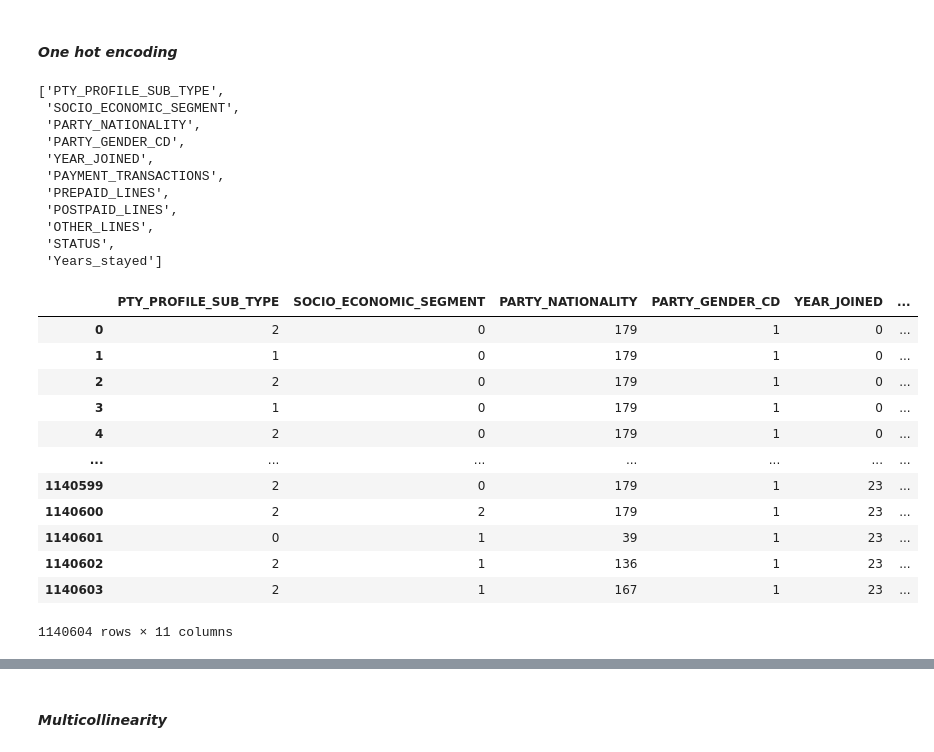
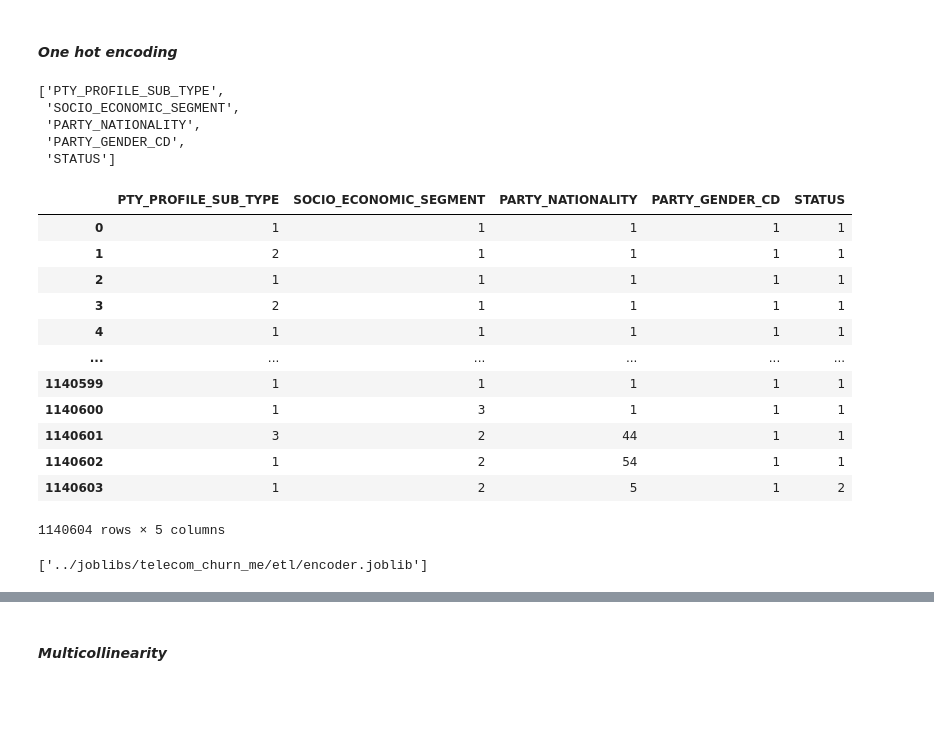
Before and after one commit to KarenRugerioA/TC3007C_AI, a Jupyter notebook: implementation/fragments/etl/etl.ipynb, the cells around one changed output, grey strips where cells are left out. Cells and saved outputs as stored; diff of their text form; code cells hidden in the pictures; blank space fills up the shorter version.

```diff
--- a/implementation/fragments/etl/etl.ipynb
+++ b/implementation/fragments/etl/etl.ipynb
@@ -81,0 +128,12 @@ memory usage: 243.7+ MB
+# %%
+# Defining the list of the names of the columns to drop
+drop_column_names = []
+
+# Obtaining the clients that have more than 75% of null values
+clients_to_drop = percentages_non_null_cells_per_clients < 25
+clients_to_drop = clients_to_drop[clients_to_drop]
+clients_to_drop = list(clients_to_drop.index)
+
+# There were actually no clients that had that percentage of null values
+drop_column_names.extend(clients_to_drop)
+clients_to_drop
@@ -85,8 +145,16 @@ memory usage: 243.7+ MB
 #### *Column valuation*
 # %% [markdown]
 Dropping the columns that have at least 65% null values
-# %%
-telco_customers_data = telco_customers_data.dropna(thresh = (telco_customers_data.shape[0] * 0.65) , axis = 1)
+# %%
+# Calculating the total non null cells per column
+non_null_cells_per_column = telco_customers_data.count(axis=0)
+percentages_non_null_cells_per_column = (non_null_cells_per_column * 100) / (telco_customers_data.shape[0])
+# Obtaining the columns that have more than 65% of null values
+columns_to_drop = percentages_non_null_cells_per_column < 35
+columns_to_drop = columns_to_drop[columns_to_drop]
+columns_to_drop = list(columns_to_drop.index)
+
+drop_column_names.extend(columns_to_drop)
 # %% [markdown]
 Storing the columns that are full of unique values
 # %%
@@ -175,42 +243,40 @@ telco_customers_data
 #### *One hot encoding*
 # %%
 # Identifying the categorical columns
-no_unique_values = telco_customers_data.drop(y, axis=1).nunique().to_frame()
-categorical_columns = no_unique_values[no_unique_values <= telco_customers_data.shape[0]*0.02]
-categorical_columns = categorical_columns.dropna()
-categorical_columns = list(categorical_columns.index)
+categorical_columns = telco_customers_data.select_dtypes(include='object')
+categorical_columns = categorical_columns.columns
+categorical_columns = list(categorical_columns)
 categorical_columns
 # %% [output]
 ['PTY_PROFILE_SUB_TYPE',
  'SOCIO_ECONOMIC_SEGMENT',
  'PARTY_NATIONALITY',
  'PARTY_GENDER_CD',
- 'YEAR_JOINED',
- 'PAYMENT_TRANSACTIONS',
- 'PREPAID_LINES',
- 'POSTPAID_LINES',
- 'OTHER_LINES',
- 'STATUS',
- 'Years_stayed']
+ 'STATUS']
 # %%
 # Creating a label encoder object
-le = preprocessing.LabelEncoder()
+encoder = OrdinalEncoder().fit(telco_customers_data[categorical_columns])
 # Categorizing the column values with numbers
-categorical_columns = telco_customers_data[categorical_columns].apply(le.fit_transform)
-categorical_columns
+categorical_columns_encoded = encoder.transform(telco_customers_data[categorical_columns])
+categorical_columns_encoded
 # %% [output]
-|  | PTY_PROFILE_SUB_TYPE | SOCIO_ECONOMIC_SEGMENT | PARTY_NATIONALITY | PARTY_GENDER_CD | YEAR_JOINED | ... |
-| 0 | 2 | 0 | 179 | 1 | 0 | ... |
-| 1 | 1 | 0 | 179 | 1 | 0 | ... |
-| 2 | 2 | 0 | 179 | 1 | 0 | ... |
-| 3 | 1 | 0 | 179 | 1 | 0 | ... |
-| 4 | 2 | 0 | 179 | 1 | 0 | ... |
-| ... | ... | ... | ... | ... | ... | ... |
-| 1140599 | 2 | 0 | 179 | 1 | 23 | ... |
-| 1140600 | 2 | 2 | 179 | 1 | 23 | ... |
-| 1140601 | 0 | 1 | 39 | 1 | 23 | ... |
-| 1140602 | 2 | 1 | 136 | 1 | 23 | ... |
-| 1140603 | 2 | 1 | 167 | 1 | 23 | ... |
+|  | PTY_PROFILE_SUB_TYPE | SOCIO_ECONOMIC_SEGMENT | PARTY_NATIONALITY | PARTY_GENDER_CD | STATUS |
+| 0 | 1 | 1 | 1 | 1 | 1 |
+| 1 | 2 | 1 | 1 | 1 | 1 |
+| 2 | 1 | 1 | 1 | 1 | 1 |
+| 3 | 2 | 1 | 1 | 1 | 1 |
+| 4 | 1 | 1 | 1 | 1 | 1 |
+| ... | ... | ... | ... | ... | ... |
+| 1140599 | 1 | 1 | 1 | 1 | 1 |
+| 1140600 | 1 | 3 | 1 | 1 | 1 |
+| 1140601 | 3 | 2 | 44 | 1 | 1 |
+| 1140602 | 1 | 2 | 54 | 1 | 1 |
+| 1140603 | 1 | 2 | 5 | 1 | 2 |
-1140604 rows × 11 columns
+1140604 rows × 5 columns
+# %%
+# Exporting the encoder
+dump(encoder, "../joblibs/telecom_churn_me/etl/encoder.joblib")
+# %% [output]
+['../joblibs/telecom_churn_me/etl/encoder.joblib']
 # %%
 # Subsituting the numerical categorical columns in the dataset
```
Also changed, not shown: parts of 45 cells of this notebook.
